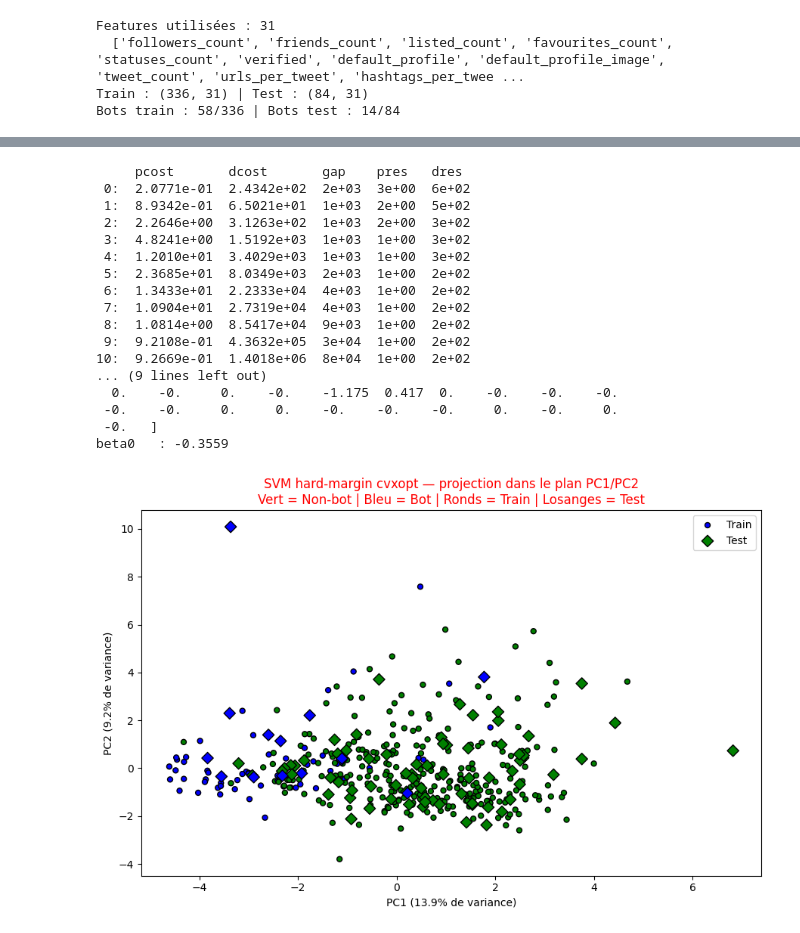
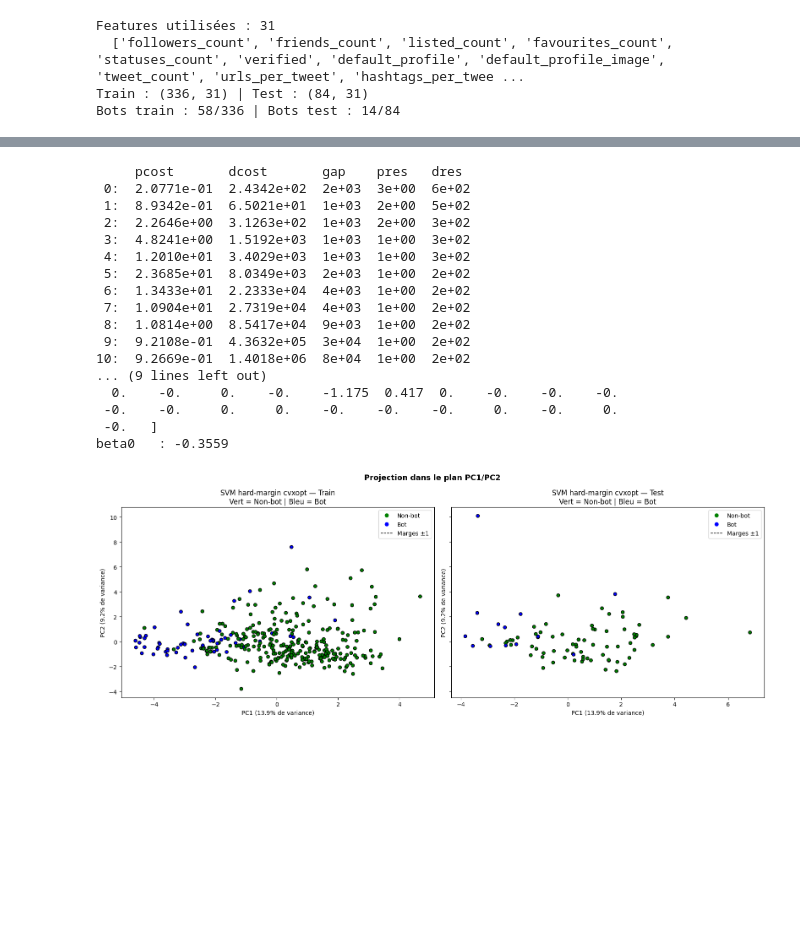
Before and after one commit to malcolm-a/if29-twitter-analysis, a Jupyter notebook: src/ml/supervised/SVM.ipynb, the cells around one changed output, grey strips where cells are left out. Drawn from its saved outputs; the diff is of its cells as text; code cells hidden in the pictures; blank space fills up the shorter version.

```diff
--- a/src/ml/supervised/SVM.ipynb
+++ b/src/ml/supervised/SVM.ipynb
@@ -186,68 +186,68 @@ Le SVM ci-dessous sera entraîné sur ces 23 composantes.
 # %%
 sol = solver(P, q, G, h)
 
-x_sol = np.array(sol["x"]).reshape(-1)   # x_sol = (beta, beta0)
+x_sol = np.array(sol["x"]).reshape(-1)
 beta  = x_sol[:p]
 beta0 = x_sol[p]
 
 print("status :", sol["status"])
 print("beta    :", np.round(beta, 3))
 print("beta0   :", round(beta0, 4))
 
-# --- Visualisation dans l'espace ACP (PC1 vs PC2) ---
-# La frontière beta·x + beta0 = 0 dans ℝᵖ se projette dans le plan PC1/PC2 :
-#   x = W_2d @ x_pca  →  beta·x ≈ (W_2d^T @ beta) · x_pca
-# Ce vecteur de 2 coordonnées donne la normale à la droite de séparation en 2D.
-W_2d     = W[:, :2]
-beta_2d  = W_2d.T @ beta
+# Projection de beta dans le plan PC1/PC2
+W_2d    = W[:, :2]
+beta_2d = W_2d.T @ beta
 
-fig, ax = plt.subplots(figsize=(9, 6))
+fig, axes = plt.subplots(1, 2, figsize=(16, 6), sharey=True)
 
-colors_tr = np.where(y_train == 1, "blue", "green")
-ax.scatter(X_train_pca[:, 0], X_train_pca[:, 1],
-           c=colors_tr, edgecolors='k', s=25, zorder=2, label='Train')
+def draw_separator(ax, X_pca, y, beta_2d, beta0, title):
+    colors = np.where(y == 1, "blue", "green")
+    ax.scatter(X_pca[:, 0], X_pca[:, 1],
+               c=colors, edgecolors='k', s=30, zorder=2)
+    if sol["status"] == "optimal" and abs(beta_2d[1]) > 1e-8:
+        x1_vals = np.linspace(X_pca[:, 0].min() - 0.5,
+                              X_pca[:, 0].max() + 0.5, 300)
+        ax.plot(x1_vals, -(beta_2d[0]*x1_vals + beta0     ) / beta_2d[1],
+                color="red",   linewidth=2, label="Séparateur (f=0)")
+        ax.plot(x1_vals, -(beta_2d[0]*x1_vals + beta0 - 1 ) / beta_2d[1],
+                color="black", linewidth=1, linestyle="--", label="Marges (f=±1)")
+        ax.plot(x1_vals, -(beta_2d[0]*x1_vals + beta0 + 1 ) / beta_2d[1],
+                color="black", linewidth=1, linestyle="--")
+    ax.set_xlabel(f"PC1 ({explained_ratio[0]:.1%} de variance)")
+    ax.set_ylabel(f"PC2 ({explained_ratio[1]:.1%} de variance)")
+    ax.set_title(title)
+    ax.legend(handles=[
+        plt.Line2D([0], [0], marker='o', color='w', markerfacecolor='green', markersize=8, label='Non-bot'),
+        plt.Line2D([0], [0], marker='o', color='w', markerfacecolor='blue',  markersize=8, label='Bot'),
+        plt.Line2D([0], [0], color='red',   linewidth=2, label='Séparateur'),
+        plt.Line2D([0], [0], color='black', linewidth=1, linestyle='--', label='Marges ±1'),
+    ])
 
-colors_te = np.where(y_test == 1, "blue", "green")
-ax.scatter(X_test_pca[:, 0], X_test_pca[:, 1],
-           c=colors_te, edgecolors='k', s=60, marker='D', zorder=2, label='Test')
+draw_separator(axes[0], X_train_pca, y_train, beta_2d, beta0,
+               "SVM hard-margin cvxopt — Train\nVert = Non-bot | Bleu = Bot")
+draw_separator(axes[1], X_test_pca,  y_test,  beta_2d, beta0,
+               "SVM hard-margin cvxopt — Test\nVert = Non-bot | Bleu = Bot")
 
-if sol["status"] == "optimal" and abs(beta_2d[1]) > 1e-8:
-    x1_vals = np.linspace(X_train_pca[:, 0].min() - 0.5,
-                          X_train_pca[:, 0].max() + 0.5, 300)
-    # Séparateur :  beta_2d[0]*x1 + beta_2d[1]*x2 + beta0 = 0
-    ax.plot(x1_vals, -(beta_2d[0]*x1_vals + beta0     ) / beta_2d[1],
-            color="red",   linewidth=2, label="Séparateur (f=0)")
-    ax.plot(x1_vals, -(beta_2d[0]*x1_vals + beta0 - 1 ) / beta_2d[1],
-            color="black", linewidth=1, linestyle="--", label="Marges (f=±1)")
-    ax.plot(x1_vals, -(beta_2d[0]*x1_vals + beta0 + 1 ) / beta_2d[1],
-            color="black", linewidth=1, linestyle="--")
-else:
-    ax.set_title("⚠  Solveur non convergé — données non séparables linéairement",
-                 color="red", fontsize=10)
-
-ax.set_xlabel(f"PC1 ({explained_ratio[0]:.1%} de variance)")
-ax.set_ylabel(f"PC2 ({explained_ratio[1]:.1%} de variance)")
-ax.set_title("SVM hard-margin cvxopt — projection dans le plan PC1/PC2\nVert = Non-bot | Bleu = Bot | Ronds = Train | Losanges = Test")
-ax.legend()
+plt.suptitle("Projection dans le plan PC1/PC2", fontsize=13, fontweight='bold')
 plt.tight_layout()
 plt.show()
 # %% [output]
      pcost       dcost       gap    pres   dres
  0:  2.0771e-01  2.4342e+02  2e+03  3e+00  6e+02
  1:  8.9342e-01  6.5021e+01  1e+03  2e+00  5e+02
  2:  2.2646e+00  3.1263e+02  1e+03  2e+00  3e+02
  3:  4.8241e+00  1.5192e+03  1e+03  1e+00  3e+02
  4:  1.2010e+01  3.4029e+03  1e+03  1e+00  3e+02
  5:  2.3685e+01  8.0349e+03  2e+03  1e+00  2e+02
  6:  1.3433e+01  2.2333e+04  4e+03  1e+00  2e+02
  7:  1.0904e+01  2.7319e+04  4e+03  1e+00  2e+02
  8:  1.0814e+00  8.5417e+04  9e+03  1e+00  2e+02
  9:  9.2108e-01  4.3632e+05  3e+04  1e+00  2e+02
 10:  9.2669e-01  1.4018e+06  8e+04  1e+00  2e+02
 ... (9 lines left out)
   0.    -0.     0.    -0.    -1.175  0.417  0.    -0.    -0.    -0.
  -0.    -0.     0.     0.    -0.    -0.    -0.     0.    -0.     0.
  -0.   ]
 beta0   : -0.3559
-[figure, old version]
+[figure, new version]
 # %%
```
Also changed, not shown: parts of 6 cells of this notebook.
